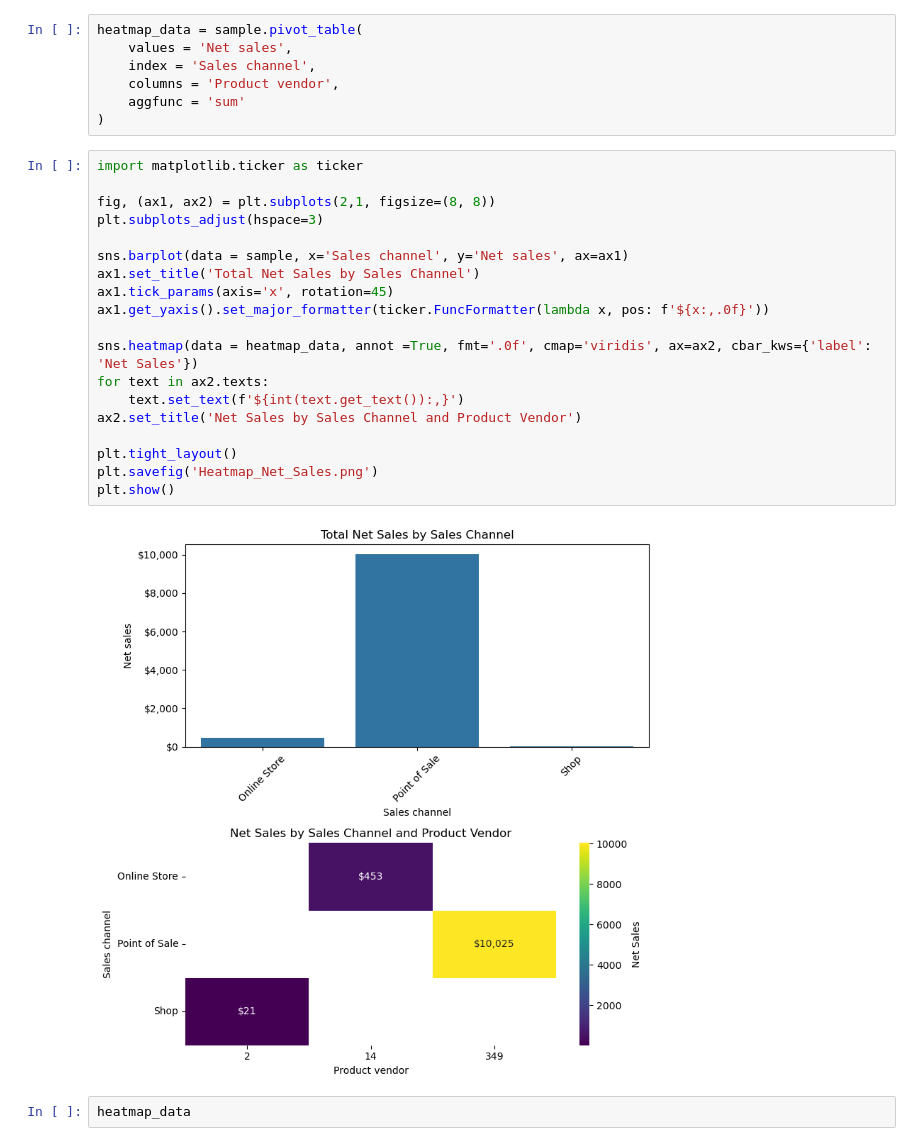
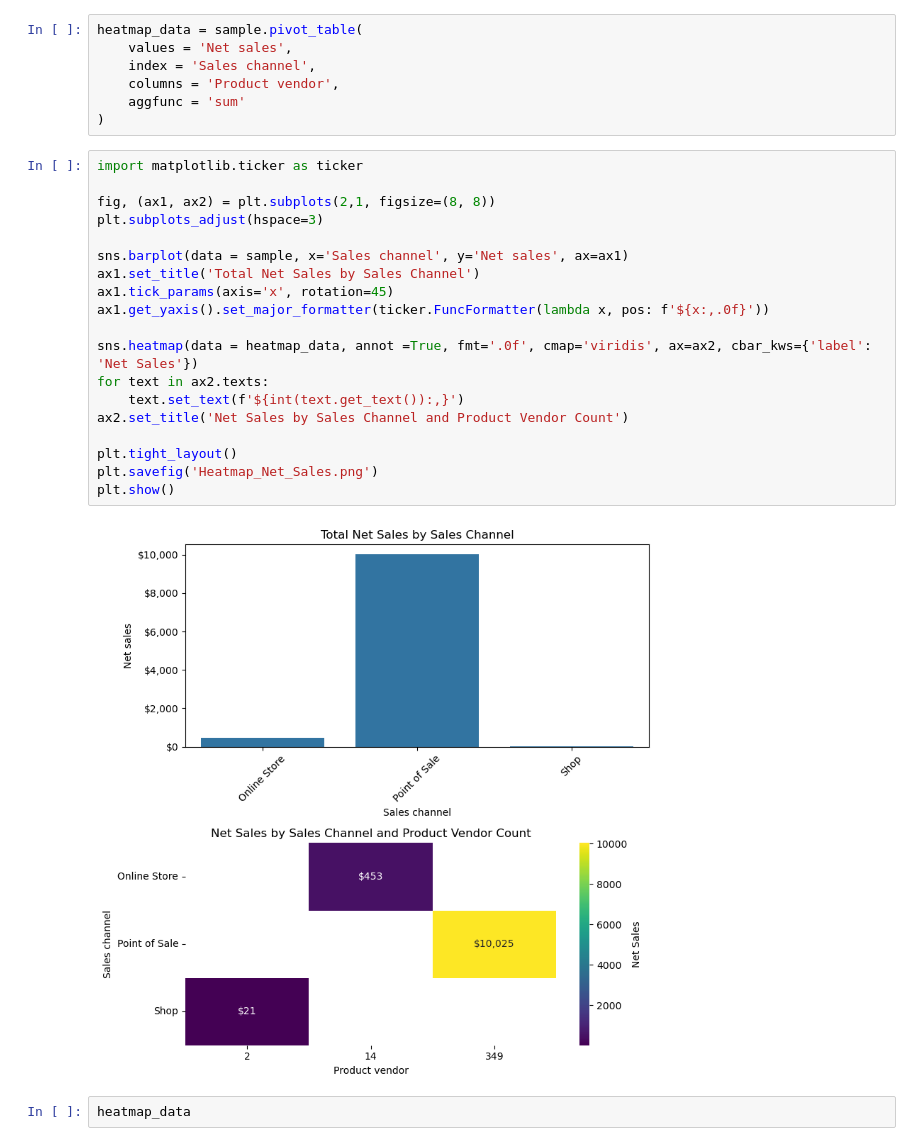
Before and after one commit to ezishr/NEO_InspiredFashion, a Jupyter notebook: orders analysis.ipynb, the cells around one changed output. Drawn from its saved outputs; the diff is of its cells as text.

```diff
--- a/orders analysis.ipynb
+++ b/orders analysis.ipynb
@@ -375,24 +375,24 @@ heatmap_data = sample.pivot_table(
 # %%
 import matplotlib.ticker as ticker
 
 fig, (ax1, ax2) = plt.subplots(2,1, figsize=(8, 8))
 plt.subplots_adjust(hspace=3)
 
 sns.barplot(data = sample, x='Sales channel', y='Net sales', ax=ax1)
 ax1.set_title('Total Net Sales by Sales Channel')
 ax1.tick_params(axis='x', rotation=45)
 ax1.get_yaxis().set_major_formatter(ticker.FuncFormatter(lambda x, pos: f'${x:,.0f}'))
 
 sns.heatmap(data = heatmap_data, annot =True, fmt='.0f', cmap='viridis', ax=ax2, cbar_kws={'label': 'Net Sales'})
 for text in ax2.texts:
     text.set_text(f'${int(text.get_text()):,}')
-ax2.set_title('Net Sales by Sales Channel and Product Vendor')
+ax2.set_title('Net Sales by Sales Channel and Product Vendor Count')
 
 plt.tight_layout()
 plt.savefig('Heatmap_Net_Sales.png')
 plt.show()
 # %% [output]
-[figure, old version]
+[figure, new version]
 # %%
 heatmap_data
 # %% [output]
```
Also changed, not shown: parts of 4 cells of this notebook, 4 other files.
